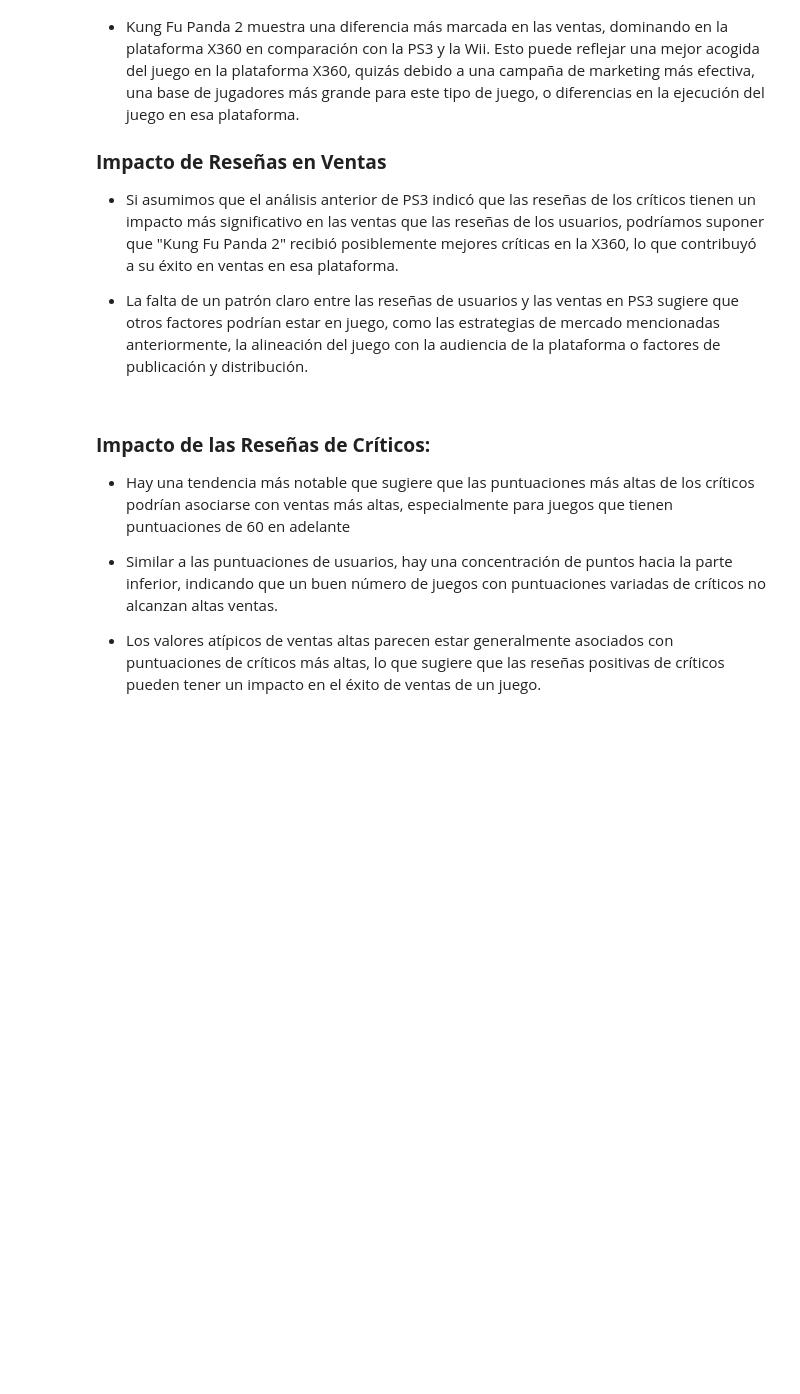
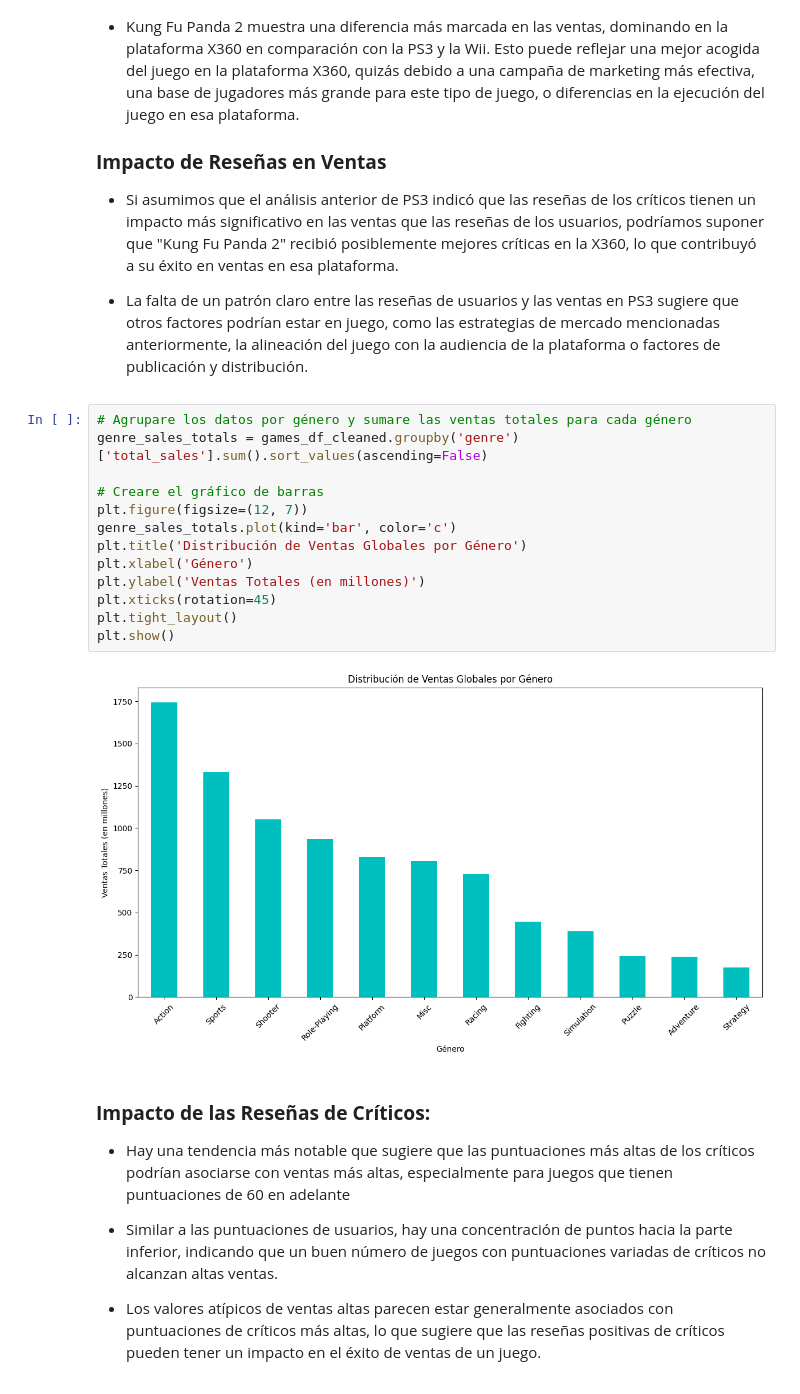
Before and after one commit to lorenzofdz/video-game-market-analysis, a Jupyter notebook: notebooks/EDA.ipynb, the cells around one changed output. Cells and saved outputs as stored; diff of their text form; blank space fills up the shorter version.

Commit message:
Grafico de distribucion de ventas globales por genero

```diff
--- a/notebooks/EDA.ipynb
+++ b/notebooks/EDA.ipynb
@@ -393,6 +393,21 @@ plt.show()
 * Si asumimos que el análisis anterior de PS3 indicó que las reseñas de los críticos tienen un impacto más significativo en las ventas que las reseñas de los usuarios, podríamos suponer que "Kung Fu Panda 2" recibió posiblemente mejores críticas en la X360, lo que contribuyó a su éxito en ventas en esa plataforma.
 
 * La falta de un patrón claro entre las reseñas de usuarios y las ventas en PS3 sugiere que otros factores podrían estar en juego, como las estrategias de mercado mencionadas anteriormente, la alineación del juego con la audiencia de la plataforma o factores de publicación y distribución.
+# %%
+# Agrupare los datos por género y sumare las ventas totales para cada género
+genre_sales_totals = games_df_cleaned.groupby('genre')['total_sales'].sum().sort_values(ascending=False)
+
+# Creare el gráfico de barras
+plt.figure(figsize=(12, 7))
+genre_sales_totals.plot(kind='bar', color='c')
+plt.title('Distribución de Ventas Globales por Género')
+plt.xlabel('Género')
+plt.ylabel('Ventas Totales (en millones)')
+plt.xticks(rotation=45)
+plt.tight_layout()
+plt.show()
+# %% [output]
+[figure, added]
 # %% [markdown]
 ### **Impacto de las Reseñas de Críticos:**
 * Hay una tendencia más notable que sugiere que las puntuaciones más altas de los críticos podrían asociarse con ventas más altas, especialmente para juegos que tienen puntuaciones de 60 en adelante
```
Also changed, not shown: parts of 1 cell of this notebook.
